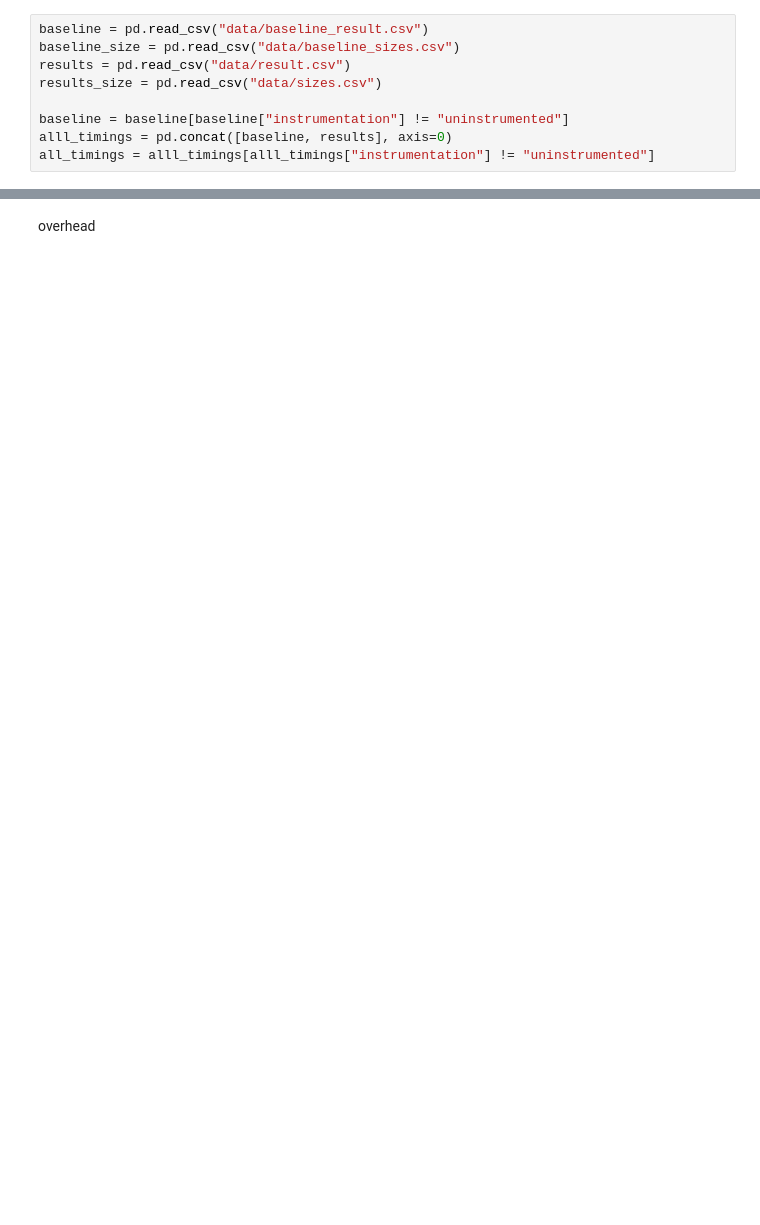
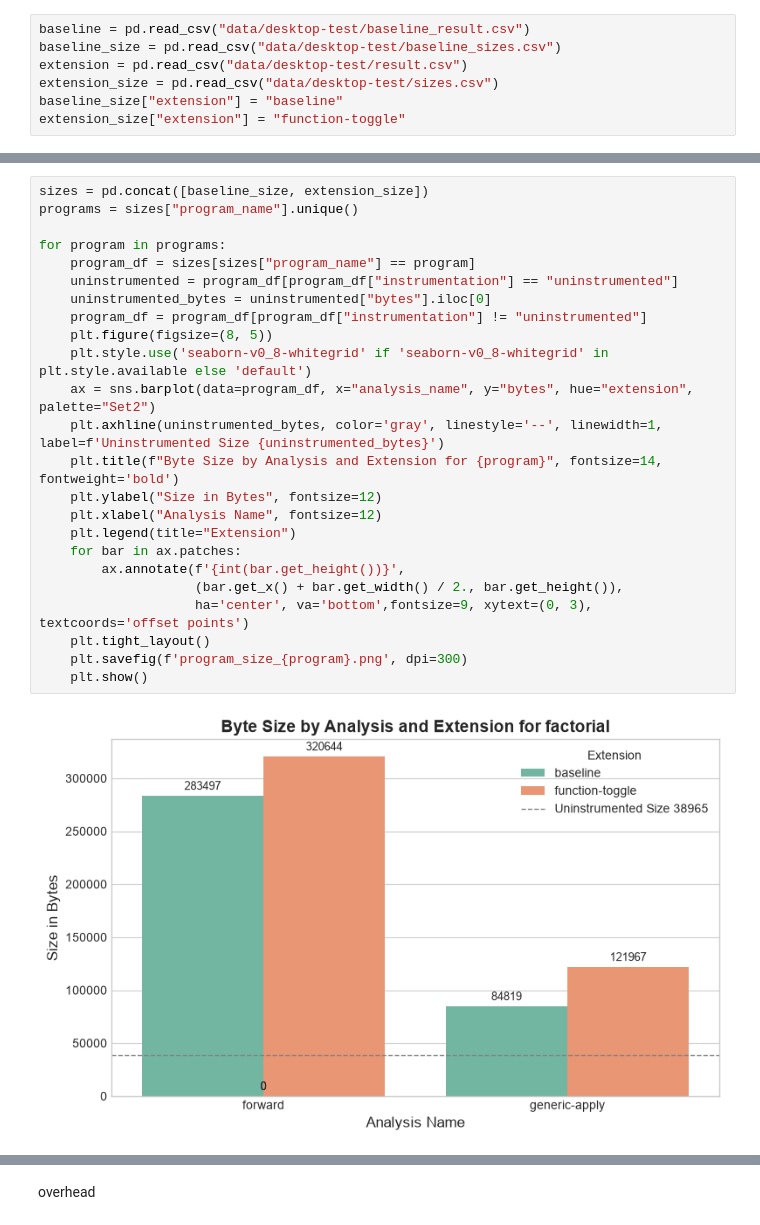
Before and after one commit to CharlesThuys/wastrumentation, a Jupyter notebook: charles-benchmarks/results/process_results/process_results.ipynb, the cells around one changed output, grey strips where cells are left out. Cells and saved outputs as stored; diff of their text form; blank space fills up the shorter version.

```diff
--- a/charles-benchmarks/results/process_results/process_results.ipynb
+++ b/charles-benchmarks/results/process_results/process_results.ipynb
@@ -10,9 +8,7 @@ import seaborn as sns
 # %%
-baseline = pd.read_csv("data/baseline_result.csv")
-baseline_size = pd.read_csv("data/baseline_sizes.csv")
-results = pd.read_csv("data/result.csv")
-results_size = pd.read_csv("data/sizes.csv")
-
-baseline = baseline[baseline["instrumentation"] != "uninstrumented"]
-alll_timings = pd.concat([baseline, results], axis=0)
-all_timings = alll_timings[alll_timings["instrumentation"] != "uninstrumented"]
+baseline = pd.read_csv("data/desktop-test/baseline_result.csv")
+baseline_size = pd.read_csv("data/desktop-test/baseline_sizes.csv")
+extension = pd.read_csv("data/desktop-test/result.csv")
+extension_size = pd.read_csv("data/desktop-test/sizes.csv")
+baseline_size["extension"] = "baseline"
+extension_size["extension"] = "function-toggle"
@@ -104,0 +15,26 @@ SUMMARY STATISTICS:
+# %%
+sizes = pd.concat([baseline_size, extension_size])
+programs = sizes["program_name"].unique()
+
+for program in programs:
+    program_df = sizes[sizes["program_name"] == program]
+    uninstrumented = program_df[program_df["instrumentation"] == "uninstrumented"]
+    uninstrumented_bytes = uninstrumented["bytes"].iloc[0]
+    program_df = program_df[program_df["instrumentation"] != "uninstrumented"]
+    plt.figure(figsize=(8, 5))
+    plt.style.use('seaborn-v0_8-whitegrid' if 'seaborn-v0_8-whitegrid' in plt.style.available else 'default')
+    ax = sns.barplot(data=program_df, x="analysis_name", y="bytes", hue="extension", palette="Set2")
+    plt.axhline(uninstrumented_bytes, color='gray', linestyle='--', linewidth=1, label=f'Uninstrumented Size {uninstrumented_bytes}')
+    plt.title(f"Byte Size by Analysis and Extension for {program}", fontsize=14, fontweight='bold')
+    plt.ylabel("Size in Bytes", fontsize=12)
+    plt.xlabel("Analysis Name", fontsize=12)
+    plt.legend(title="Extension")
+    for bar in ax.patches:
+        ax.annotate(f'{int(bar.get_height())}',
+                    (bar.get_x() + bar.get_width() / 2., bar.get_height()),
+                    ha='center', va='bottom',fontsize=9, xytext=(0, 3),  textcoords='offset points')
+    plt.tight_layout()
+    plt.savefig(f'program_size_{program}.png', dpi=300)
+    plt.show()
+# %% [output]
+[figure, added]
```
Also changed, not shown: parts of 6 cells of this notebook, 46 other files.
